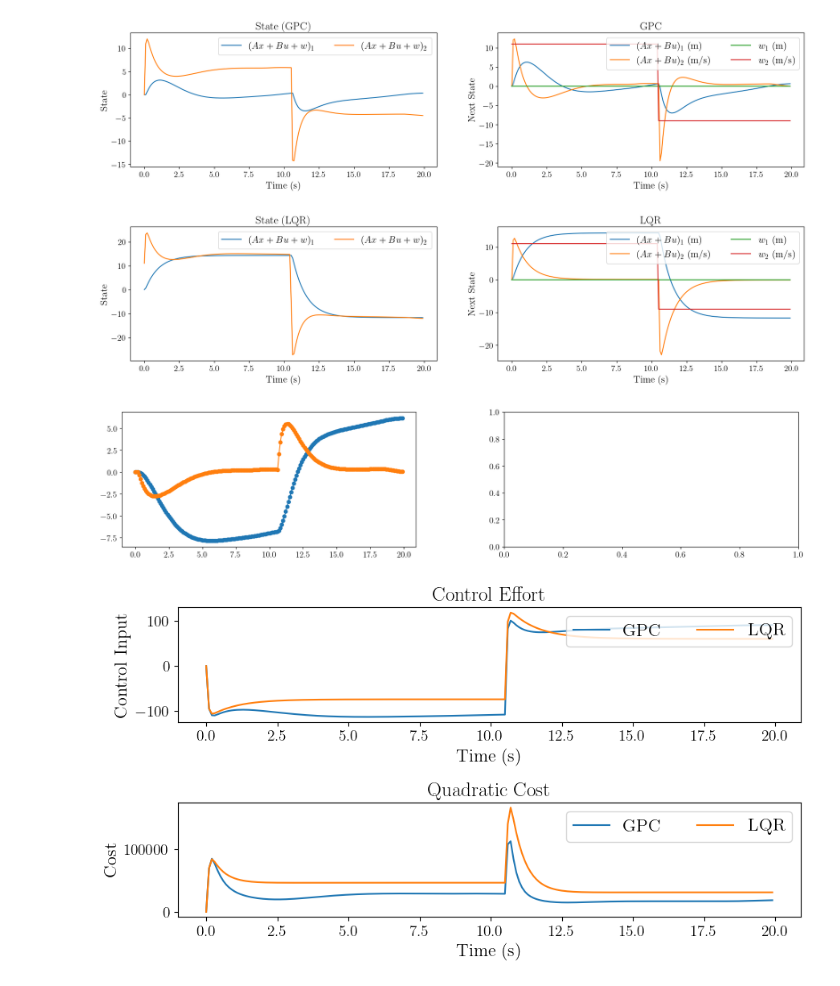
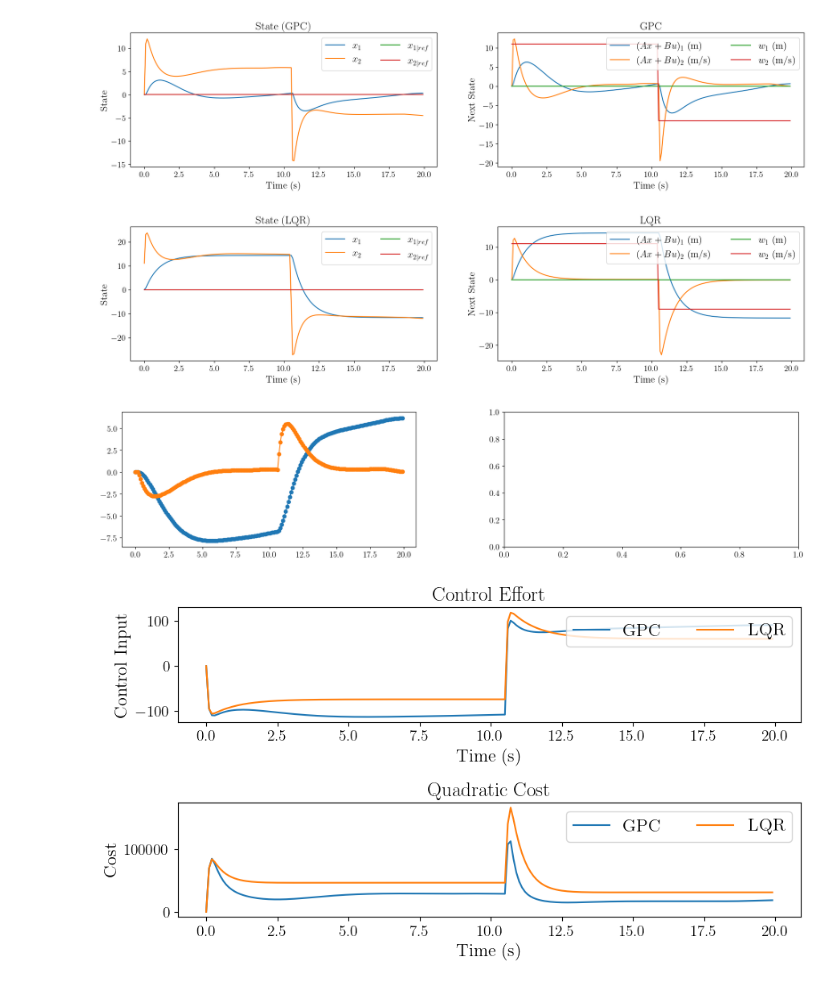
Before and after one commit to dbombara/deluca, a Jupyter notebook: main.ipynb, the cells around one changed output. Drawn from its saved outputs; the diff is of its cells as text; code cells hidden in the pictures.

```diff
--- a/main.ipynb
+++ b/main.ipynb
@@ -108,8 +108,10 @@ rcParams['font.size'], rcParams['axes.labelsize'],rcParams['axes.titlesize'] = 1
 rcParams['xtick.labelsize'], rcParams['ytick.labelsize'] = 14, 14
 # %%
 fig1, ax1 = plt.subplots(1, 2, figsize=(20, 4)) # Create a figure and axis for GPC
-ax1[0].plot(tv,xv_gpc[0,:],label="$(Ax+Bu+w)_1$")
-ax1[0].plot(tv,xv_gpc[1,:],label="$(Ax+Bu+w)_2$")
+ax1[0].plot(tv,xv_gpc[0,:],label="$x_1$")
+ax1[0].plot(tv,xv_gpc[1,:],label="$x_2$")
+ax1[0].plot(tv, np.zeros_like(tv),label="$x_{1 \mid {ref}}$")
+ax1[0].plot(tv, np.zeros_like(tv),label="$x_{2 \mid {ref}}$")
 ax1[0].set_title("State (GPC)")
 ax1[0].set_xlabel("Time (s)")
 ax1[0].set_ylabel("State")
@@ -127,39 +129,41 @@ ax1[1].set_ylabel("Next State")
 ax1[1].set_title("GPC")
 
 fig2, ax2 = plt.subplots(1,2,figsize=(20,4))
-ax2[0].plot(tv,s1_lqr+r1_lqr+wv_gpc[0,:],label="$(Ax+Bu+w)_1$")
-ax2[0].plot(tv,s2_lqr+r2_gpc+wv_gpc[1,:],label="$(Ax+Bu+w)_2$")
+ax2[0].plot(tv,s1_lqr+r1_lqr+wv_gpc[0,:],label="$x_1$")
+ax2[0].plot(tv,s2_lqr+r2_gpc+wv_gpc[1,:],label="$x_2$")
+ax2[0].plot(tv, np.zeros_like(tv),label="$x_{1 \mid {ref}}$")
+ax2[0].plot(tv, np.zeros_like(tv),label="$x_{2 \mid {ref}}$")
 ax2[0].set_title("State (LQR)")
 
 ax2[0].set_xlabel("Time (s)")
 ax2[0].set_ylabel("State")
 ax2[0].legend(loc="upper right", ncol=2)
 
 ax2[1].plot(tv, s1_lqr+r1_lqr, label="$(Ax + Bu)_1$ (m)")
 ax2[1].plot(tv, s2_lqr+r2_lqr, label="$(Ax+Bu)_2$ (m/s)")
 ax2[1].plot(tv,wv_gpc[0,:], label="$w_1$ (m)")
 ax2[1].plot(tv,wv_gpc[1,:], label="$w_2$ (m/s)")
 
 ax2[1].set_xlabel("Time (s)")
 ax2[1].legend(loc='upper right',ncol=2)
 ax2[1].set_ylabel("Next State")
 ax2[1].set_title("LQR")
 
 fig4, ax4 = plt.subplots(1,2,figsize=(20,4))
 ax4[0].plot(tv,xv_gpc[0,:] - xv_lqr[0,:],label="$(Ax+Bu+w)_1$",marker='o')
 ax4[0].plot(tv,xv_gpc[1,:] - xv_lqr[1,:],label="$(Ax+Bu+w)_2$",marker='o')
 
 # ax2[0].set_ylim(bottom=-1,top=3)
 # ax2[1].set_ylim(bottom=-1,top=3)
 # ax1[0].set_ylim(bottom=-1,top=3)
 # ax1[1].set_ylim(bottom=-1,top=3)
 
 # Show the plot
 plt.subplots_adjust(wspace=0.3, hspace=0.7)
 plt.show()
 # %% [output]
-[figure, old version]
+[figure, new version]
-[figure, old version]
+[figure, new version]
 [figure]
 # %%
 #(s1_lqr+r1_lqr+wv_gpc[0,:] - (s1_gpc+r1_gpc+wv_gpc[0,:]))
```
